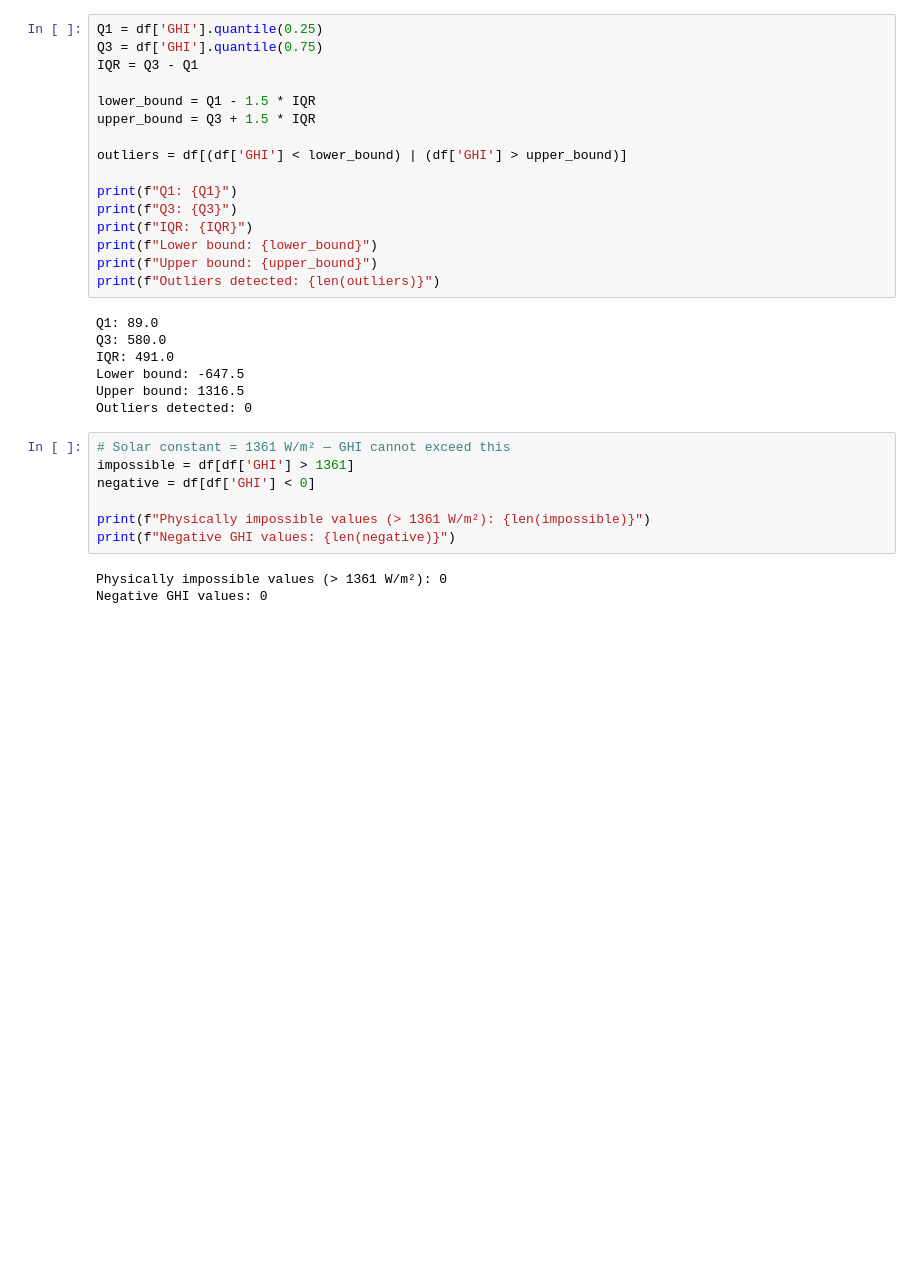
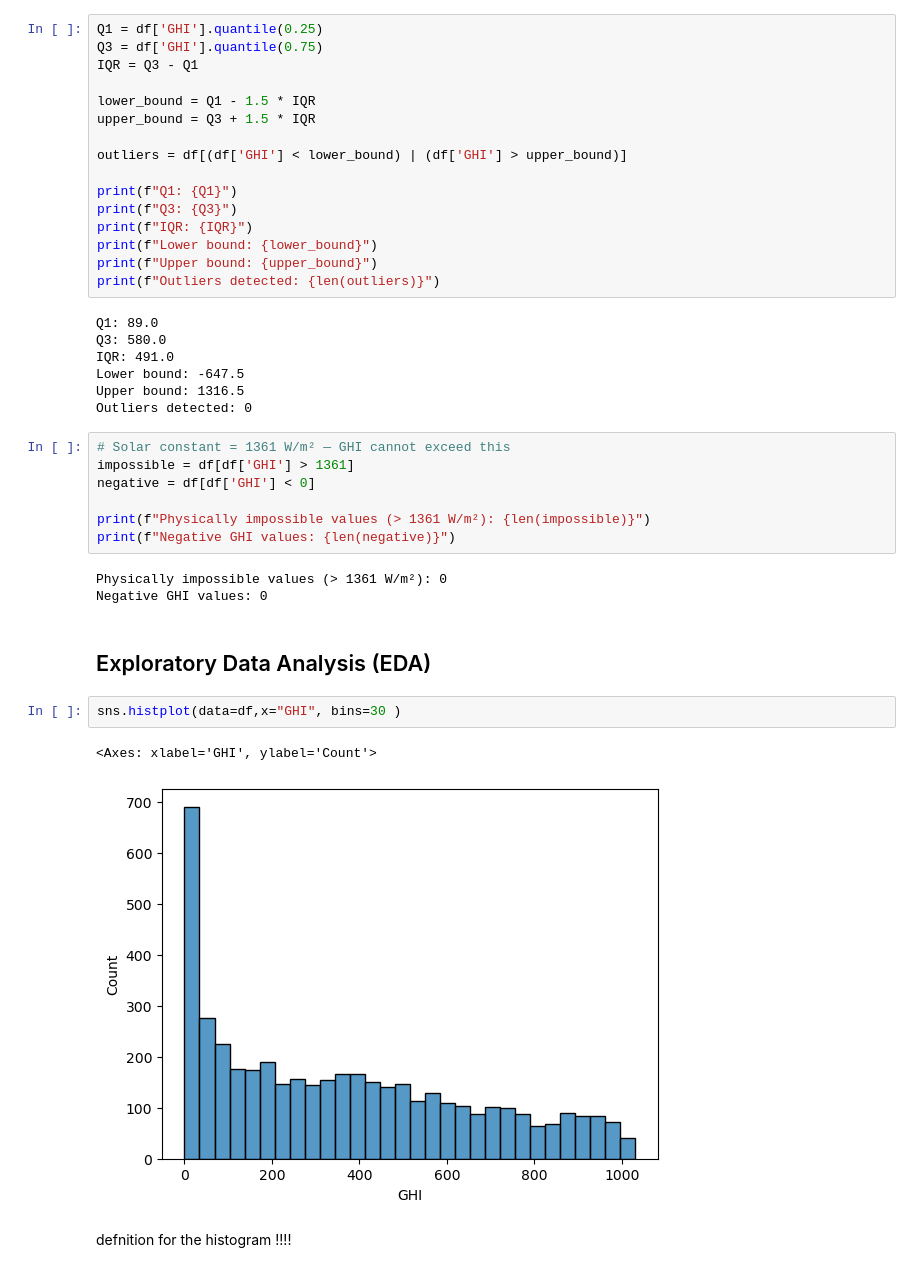
Before and after one commit to Smuthusivam/solar-irradiance-thesis, a Jupyter notebook: notebooks/01_data_preprocessing.ipynb, the cells around one changed output. Cells and saved outputs as stored; diff of their text form; blank space fills up the shorter version.

Commit message:
added histogram and hourly ghi visualization

```diff
--- a/notebooks/01_data_preprocessing.ipynb
+++ b/notebooks/01_data_preprocessing.ipynb
@@ -265,3 +266,12 @@ print(f"Negative GHI values: {len(negative)}")
 # %% [output]
 Physically impossible values (> 1361 W/m²): 0
 Negative GHI values: 0
+# %% [markdown]
+## Exploratory Data Analysis (EDA)
+# %%
+sns.histplot(data=df,x="GHI", bins=30 )
+# %% [output]
+<Axes: xlabel='GHI', ylabel='Count'>
+[figure, added]
+# %% [markdown]
+defnition for the histogram !!!!
```
Also changed, not shown: parts of 5 cells of this notebook.
